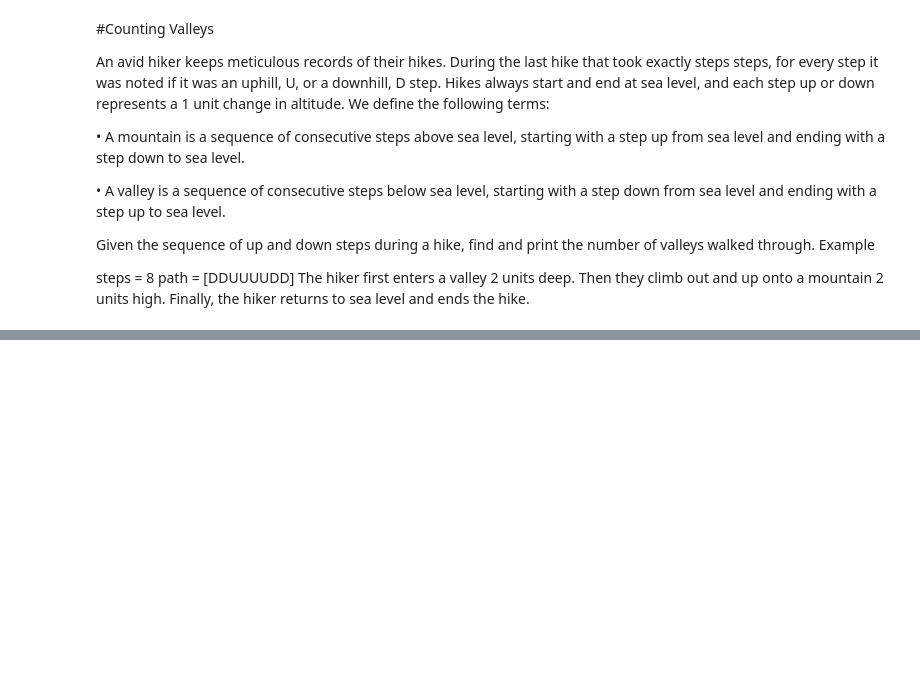
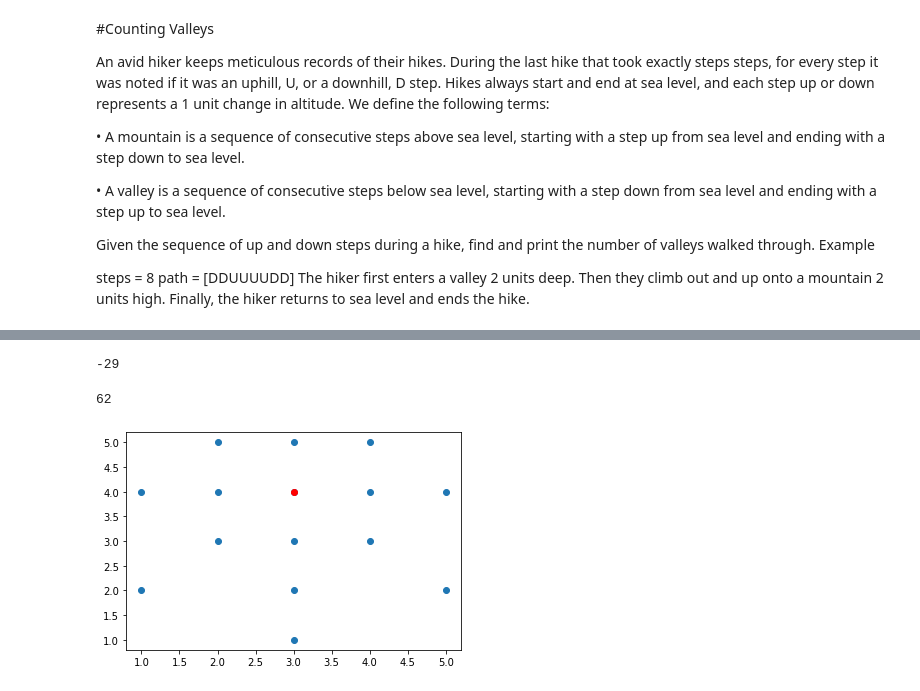
Before and after one commit to Kartik-Chaurasiya/Coding-Problems, a Jupyter notebook: Problems_HackerRank.ipynb, the cells around one changed output, grey strips where cells are left out. Drawn from its saved outputs; the diff is of its cells as text; code cells hidden in the pictures; blank space fills up the shorter version.

```diff
--- a/Problems_HackerRank.ipynb
+++ b/Problems_HackerRank.ipynb
@@ -77,0 +598,58 @@ print(valleys)
+# %%
+for x in range(1,len(steps)):
+  steps[x] = steps[x].replace('n', '')
+# %%
+steps[0] = str(steps[0])[2:]
+# %%
+steps[101] = steps[101].replace('\'', '')
+# %%
+obs = []
+n, k = [int(x) for x in str(steps[0]).split(' ')]
+q = [int(x) for x in str(steps[1]).split(' ')]
+for step in steps[2:]:
+  obs.append([int(x) for x in str(step).split(' ')])
+# %%
+points = []
+sum = 0
+for r in range(1,n+1):
+  for c in range(1,n+1):
+    # Top & Bottom
+    if (c == q[1]):
+      points.append([r,c])
+      sum += 1
+    # Left and Right
+    elif (r == q[0]):
+      points.append([r,c])
+      sum += 1
+    # diagonals
+    elif abs(r - q[0]) == abs(c - q[1]) :
+      points.append([r,c])
+      sum += 1
+sum -= 1
+if k!=0:
+    for ob in obs:
+  # Top & Bottom
+        if (ob[1] == q[1]) and (ob in points):
+            if ob[0] < q[0]:
+                sum -= ob[0]
+            else :
+                sum -= n - ob[0] + 1
+        # Left & Right
+        elif (ob[0] == q[0]) and (ob in points):
+            if ob[1] < q[1]:
+                sum -= ob[1]
+            else :
+                sum -= n - ob[1] + 1
+        # Diagonals
+        elif (abs(ob[0] - q[0]) == abs(ob[1] - q[1])) and (ob in points):
+            if (ob[0] > q[0]):
+                sum -= n - ob[0] + 1
+            else:
+                sum -= abs(1 - ob[0])
+print(sum)
+# %% [output]
+-29
+# %%
+print(queensAttack(n,k,q[0], q[1], obs))
+# %% [output]
+62
@@ -77,0 +683,16 @@ print(valleys)
+# %%
+import numpy as np
+import matplotlib.pyplot as plt
+x =[]
+y = []
+for pt in points:
+  x.append(pt[0])
+  y.append(pt[1])
+plt.scatter(y,x)
+plt.scatter(3,4, color = 'red')
+plt.title = 'Queen'
+plt.ylabel = 'row'
+plt.xlabel = 'column'
+plt.show()
+# %% [output]
+[figure, added]
```
Also changed, not shown: parts of 60 cells of this notebook.
